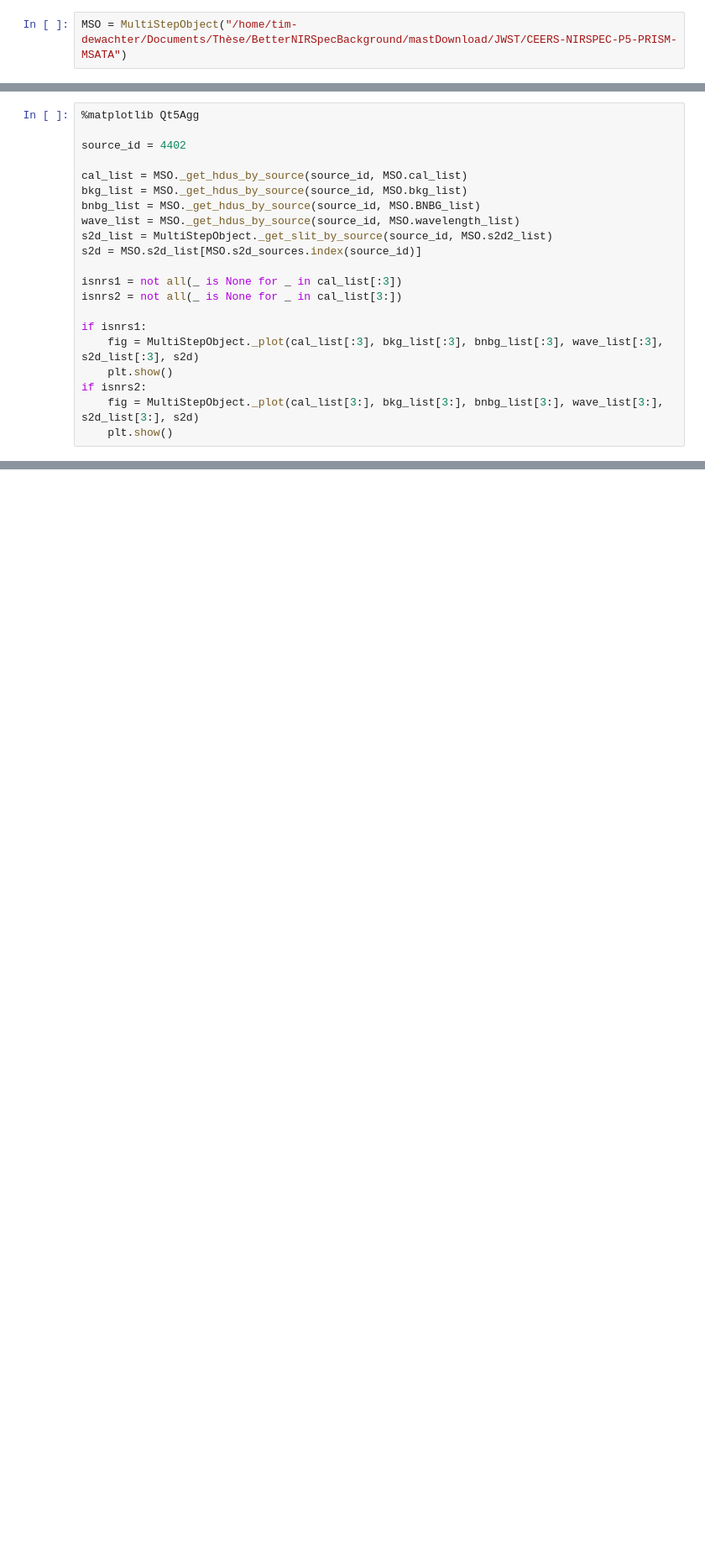
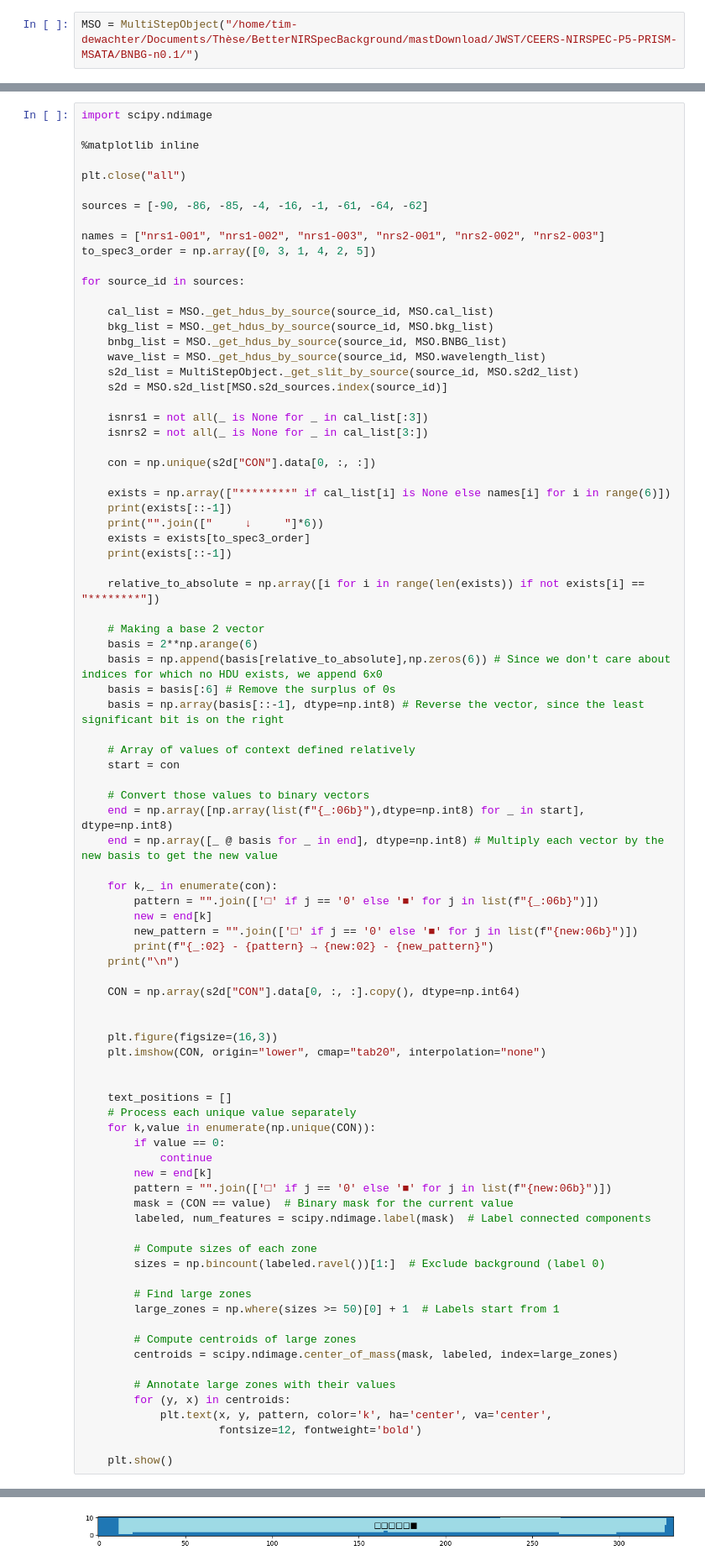
Before and after one commit to TimEpsilon/BetterNIRSpecBackground, a Jupyter notebook: BNBG/Notebooks/BNBGAnalysisPerSlit.ipynb, the cells around one changed output, grey strips where cells are left out. Shown at 84% size. Saved outputs shown, nothing was run; the diff lists cells and outputs as text; blank space fills up the shorter version.

Commit message:
Still stuck at context image

```diff
--- a/BNBG/Notebooks/BNBGAnalysisPerSlit.ipynb
+++ b/BNBG/Notebooks/BNBGAnalysisPerSlit.ipynb
@@ -322,3 +367,3 @@ NRS1_CMAP = MultiStepObject._binary_to_colormap(use_first_group=False)
 # %%
-MSO = MultiStepObject("/home/tim-dewachter/Documents/Thèse/BetterNIRSpecBackground/mastDownload/JWST/CEERS-NIRSPEC-P5-PRISM-MSATA")
+MSO = MultiStepObject("/home/tim-dewachter/Documents/Thèse/BetterNIRSpecBackground/mastDownload/JWST/CEERS-NIRSPEC-P5-PRISM-MSATA/BNBG-n0.1/")
 # %% [output]
@@ -337,22 +381,87 @@ TypeError: MultiStepObject._plot() takes 5 positional arguments but 8 were given
 # %%
-%matplotlib Qt5Agg
+import scipy.ndimage
 
-source_id = 4402
+%matplotlib inline
 
-cal_list = MSO._get_hdus_by_source(source_id, MSO.cal_list)
-bkg_list = MSO._get_hdus_by_source(source_id, MSO.bkg_list)
-bnbg_list = MSO._get_hdus_by_source(source_id, MSO.BNBG_list)
-wave_list = MSO._get_hdus_by_source(source_id, MSO.wavelength_list)
-s2d_list = MultiStepObject._get_slit_by_source(source_id, MSO.s2d2_list)
-s2d = MSO.s2d_list[MSO.s2d_sources.index(source_id)]
+plt.close("all")
 
-isnrs1 = not all(_ is None for _ in cal_list[:3])
-isnrs2 = not all(_ is None for _ in cal_list[3:])
+sources = [-90, -86, -85, -4, -16, -1, -61, -64, -62]
 
-if isnrs1:
-	fig = MultiStepObject._plot(cal_list[:3], bkg_list[:3], bnbg_list[:3], wave_list[:3], s2d_list[:3], s2d)
+names = ["nrs1-001", "nrs1-002", "nrs1-003", "nrs2-001", "nrs2-002", "nrs2-003"]
+to_spec3_order = np.array([0, 3, 1, 4, 2, 5])
+
+for source_id in sources:
+
+	cal_list = MSO._get_hdus_by_source(source_id, MSO.cal_list)
+	bkg_list = MSO._get_hdus_by_source(source_id, MSO.bkg_list)
+	bnbg_list = MSO._get_hdus_by_source(source_id, MSO.BNBG_list)
+	wave_list = MSO._get_hdus_by_source(source_id, MSO.wavelength_list)
+	s2d_list = MultiStepObject._get_slit_by_source(source_id, MSO.s2d2_list)
+	s2d = MSO.s2d_list[MSO.s2d_sources.index(source_id)]
+
+	isnrs1 = not all(_ is None for _ in cal_list[:3])
+	isnrs2 = not all(_ is None for _ in cal_list[3:])
+
+	con = np.unique(s2d["CON"].data[0, :, :])
+
+	exists = np.array(["********" if cal_list[i] is None else names[i] for i in range(6)])
+	print(exists[::-1])
+	print("".join(["     ↓     "]*6))
+	exists = exists[to_spec3_order]
+	print(exists[::-1])
+
+	relative_to_absolute = np.array([i for i in range(len(exists)) if not exists[i] == "********"])
+
+	# Making a base 2 vector
+	basis = 2**np.arange(6)
+	basis = np.append(basis[relative_to_absolute],np.zeros(6)) # Since we don't care about indices for which no HDU exists, we append 6x0
+	basis = basis[:6] # Remove the surplus of 0s
+	basis = np.array(basis[::-1], dtype=np.int8) # Reverse the vector, since the least significant bit is on the right
+
+	# Array of values of context defined relatively
+	start = con
+
+	# Convert those values to binary vectors
+	end = np.array([np.array(list(f"{_:06b}"),dtype=np.int8) for _ in start], dtype=np.int8)
+	end = np.array([_ @ basis for _ in end], dtype=np.int8)	# Multiply each vector by the new basis to get the new value
+
+	for k,_ in enumerate(con):
+		pattern = "".join(['□' if j == '0' else '■' for j in list(f"{_:06b}")])
+		new = end[k]
+		new_pattern = "".join(['□' if j == '0' else '■' for j in list(f"{new:06b}")])
+		print(f"{_:02} - {pattern} → {new:02} - {new_pattern}")
+	print("\n")
+
+	CON = np.array(s2d["CON"].data[0, :, :].copy(), dtype=np.int64)
+
+
+	plt.figure(figsize=(16,3))
+	plt.imshow(CON, origin="lower", cmap="tab20", interpolation="none")
+
+
+	text_positions = []
+	# Process each unique value separately
+	for k,value in enumerate(np.unique(CON)):
+		if value == 0:
+			continue
+		new = end[k]
+		pattern = "".join(['□' if j == '0' else '■' for j in list(f"{new:06b}")])
+		mask = (CON == value)  # Binary mask for the current value
+		labeled, num_features = scipy.ndimage.label(mask)  # Label connected components
+
+		# Compute sizes of each zone
+		sizes = np.bincount(labeled.ravel())[1:]  # Exclude background (label 0)
+
+		# Find large zones
+		large_zones = np.where(sizes >= 50)[0] + 1  # Labels start from 1
+
+		# Compute centroids of large zones
+		centroids = scipy.ndimage.center_of_mass(mask, labeled, index=large_zones)
+
+		# Annotate large zones with their values
+		for (y, x) in centroids:
+			plt.text(x, y, pattern, color='k', ha='center', va='center',
+					 fontsize=12, fontweight='bold')
+
 	plt.show()
-if isnrs2:
-	fig = MultiStepObject._plot(cal_list[3:], bkg_list[3:], bnbg_list[3:], wave_list[3:], s2d_list[3:], s2d)
-	plt.show()
 # %% [output]
@@ -359,0 +473 @@ if isnrs2:
+[figure, added]
```
Also changed, not shown: parts of 8 cells of this notebook.
